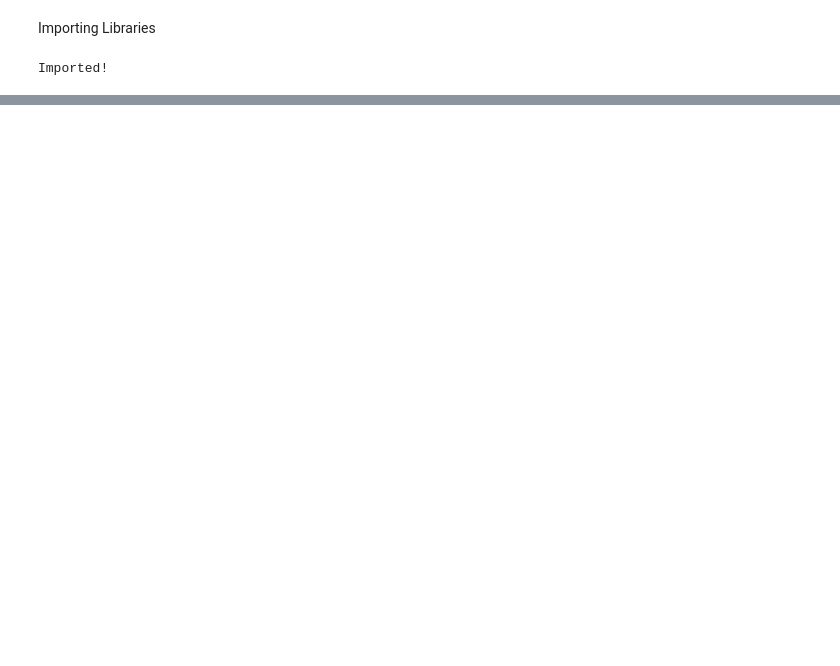
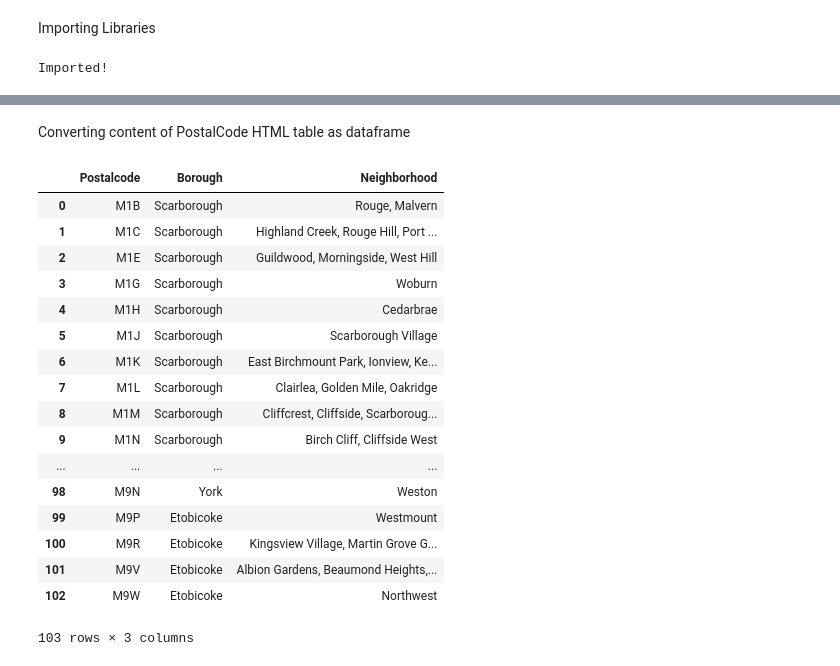
Before and after one commit to khazak10/coursera-applied-data-science-capstone, a Jupyter notebook: Segmenting and Clustering Neighborhoods in Toronto.ipynb, the cells around one changed output, grey strips where cells are left out. Cells and saved outputs as stored; diff of their text form; code cells hidden in the pictures; blank space fills up the shorter version.

```diff
--- a/Segmenting and Clustering Neighborhoods in Toronto.ipynb
+++ b/Segmenting and Clustering Neighborhoods in Toronto.ipynb
@@ -103,0 +43,4 @@ df[df.Postalcode == 'M5G']
+# %%
+url = "https://en.wikipedia.org/wiki/List_of_postal_codes_of_Canada:_M"
+extracting_data = requests.get(url).text
+wiki_data = BeautifulSoup(extracting_data, 'lxml')
@@ -103,0 +67,56 @@ df[df.Postalcode == 'M5G']
+# %% [markdown]
+Converting content of PostalCode HTML table as dataframe
+# %%
+column_names = ['Postalcode','Borough','Neighborhood']
+toronto = pd.DataFrame(columns = column_names)
+
+content = wiki_data.find('div', class_='mw-parser-output')
+table = content.table.tbody
+postcode = 0
+borough = 0
+neighborhood = 0
+
+for tr in table.find_all('tr'):
+    i = 0
+    for td in tr.find_all('td'):
+        if i == 0:
+            postcode = td.text
+            i = i + 1
+        elif i == 1:
+            borough = td.text
+            i = i + 1
+        elif i == 2:
+            neighborhood = td.text.strip('\n').replace(']','')
+    toronto = toronto.append({'Postalcode': postcode,'Borough': borough,'Neighborhood': neighborhood},ignore_index=True)
+# %%
+# clean dataframe
+toronto = toronto[toronto.Borough!='Not assigned']
+toronto = toronto[toronto.Borough!= 0]
+toronto.reset_index(drop = True, inplace = True)
+i = 0
+for i in range(0,toronto.shape[0]):
+    if toronto.iloc[i][2] == 'Not assigned':
+        toronto.iloc[i][2] = toronto.iloc[i][1]
+        i = i+1
+# %%
+df = toronto.groupby(['Postalcode','Borough'])['Neighborhood'].apply(', '.join).reset_index()
+df
+# %% [output]
+|  | Postalcode | Borough | Neighborhood |
+| 0 | M1B | Scarborough | Rouge, Malvern |
+| 1 | M1C | Scarborough | Highland Creek, Rouge Hill, Port ... |
+| 2 | M1E | Scarborough | Guildwood, Morningside, West Hill |
+| 3 | M1G | Scarborough | Woburn |
+| 4 | M1H | Scarborough | Cedarbrae |
+| 5 | M1J | Scarborough | Scarborough Village |
+| 6 | M1K | Scarborough | East Birchmount Park, Ionview, Ke... |
+| 7 | M1L | Scarborough | Clairlea, Golden Mile, Oakridge |
+| 8 | M1M | Scarborough | Cliffcrest, Cliffside, Scarboroug... |
+| 9 | M1N | Scarborough | Birch Cliff, Cliffside West |
+| ... | ... | ... | ... |
+| 98 | M9N | York | Weston |
+| 99 | M9P | Etobicoke | Westmount |
+| 100 | M9R | Etobicoke | Kingsview Village, Martin Grove G... |
+| 101 | M9V | Etobicoke | Albion Gardens, Beaumond Heights,... |
+| 102 | M9W | Etobicoke | Northwest |
+103 rows × 3 columns
```
Also changed, not shown: parts of 23 cells of this notebook.
